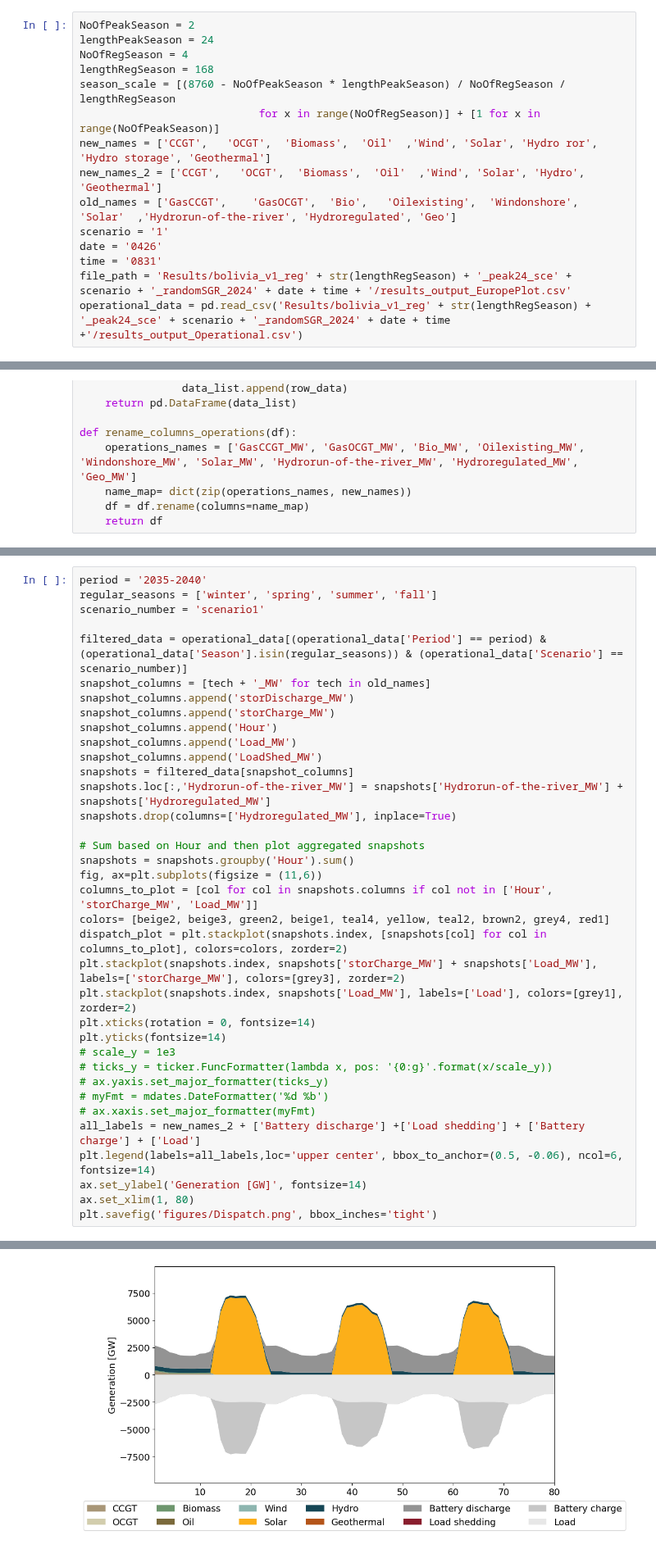
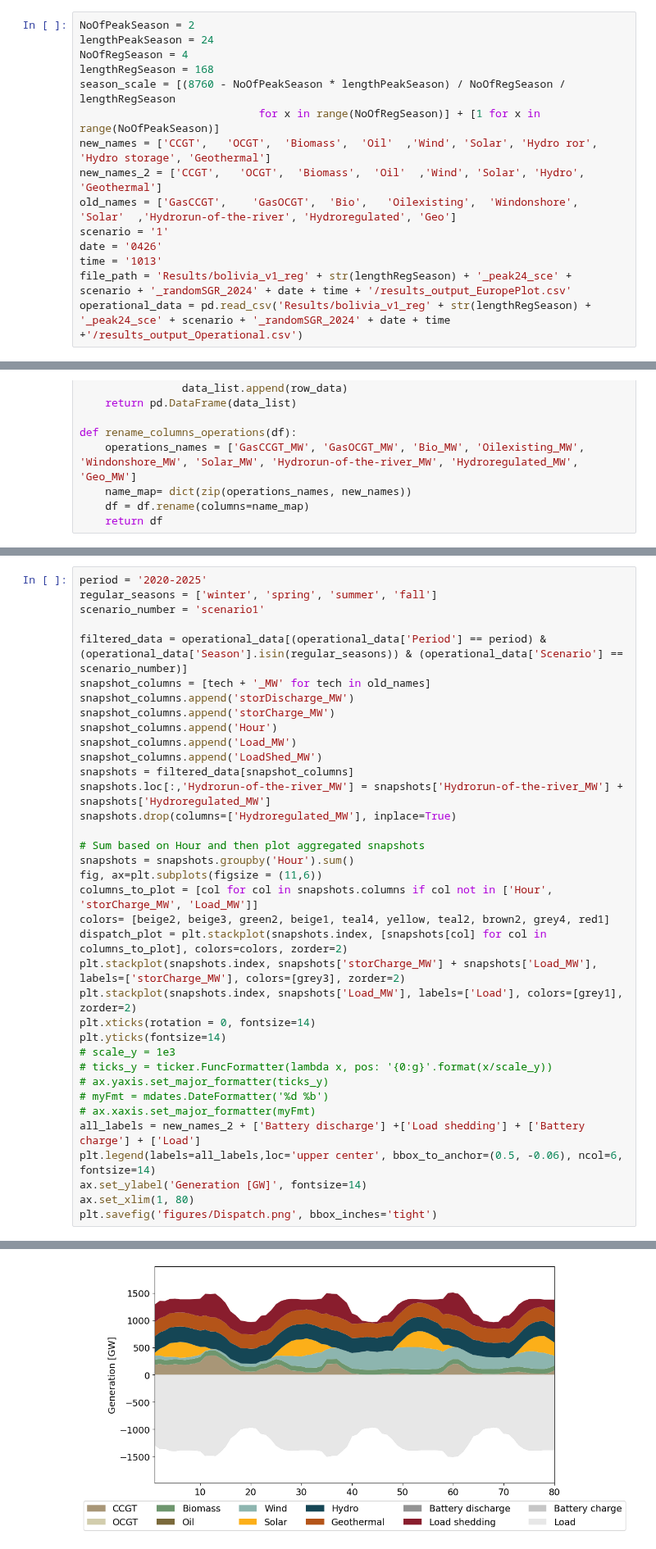
Before and after one commit to maribjorn/EMPIRE-BO, a Jupyter notebook: plot.ipynb, the cells around one changed output, grey strips where cells are left out. Shown at 82% size. Drawn from its saved outputs; the diff is of its cells as text.

```diff
--- a/plot.ipynb
+++ b/plot.ipynb
@@ -43,7 +43,7 @@ new_names_2 = ['CCGT',   'OCGT',  'Biomass',  'Oil'  ,'Wind', 'Solar', 'Hydro',
 old_names = ['GasCCGT',    'GasOCGT',  'Bio',   'Oilexisting',  'Windonshore',  'Solar'  ,'Hydrorun-of-the-river', 'Hydroregulated', 'Geo']
 scenario = '1'
 date = '0426'
-time = '0831'
+time = '1013'
 file_path = 'Results/bolivia_v1_reg' + str(lengthRegSeason) + '_peak24_sce' + scenario + '_randomSGR_2024' + date + time + '/results_output_EuropePlot.csv'
 operational_data = pd.read_csv('Results/bolivia_v1_reg' + str(lengthRegSeason) + '_peak24_sce' + scenario + '_randomSGR_2024' + date + time +'/results_output_Operational.csv')
 # %%
@@ -165,5 +188,5 @@ plt.savefig('figures/Production.png', bbox_inches='tight')
 # %%
-period = '2035-2040'
+period = '2020-2025'
 regular_seasons = ['winter', 'spring', 'summer', 'fall']
 scenario_number = 'scenario1'
 
@@ -176,31 +199,31 @@ snapshot_columns.append('Load_MW')
 snapshot_columns.append('LoadShed_MW')
 snapshots = filtered_data[snapshot_columns]
 snapshots.loc[:,'Hydrorun-of-the-river_MW'] = snapshots['Hydrorun-of-the-river_MW'] + snapshots['Hydroregulated_MW']
 snapshots.drop(columns=['Hydroregulated_MW'], inplace=True)
 
 # Sum based on Hour and then plot aggregated snapshots
 snapshots = snapshots.groupby('Hour').sum()
 fig, ax=plt.subplots(figsize = (11,6))
 columns_to_plot = [col for col in snapshots.columns if col not in ['Hour', 'storCharge_MW', 'Load_MW']]
 colors= [beige2, beige3, green2, beige1, teal4, yellow, teal2, brown2, grey4, red1]
 dispatch_plot = plt.stackplot(snapshots.index, [snapshots[col] for col in columns_to_plot], colors=colors, zorder=2)
 plt.stackplot(snapshots.index, snapshots['storCharge_MW'] + snapshots['Load_MW'], labels=['storCharge_MW'], colors=[grey3], zorder=2)
 plt.stackplot(snapshots.index, snapshots['Load_MW'], labels=['Load'], colors=[grey1], zorder=2)
 plt.xticks(rotation = 0, fontsize=14)
 plt.yticks(fontsize=14)
 # scale_y = 1e3
 # ticks_y = ticker.FuncFormatter(lambda x, pos: '{0:g}'.format(x/scale_y))
 # ax.yaxis.set_major_formatter(ticks_y)
 # myFmt = mdates.DateFormatter('%d %b')
 # ax.xaxis.set_major_formatter(myFmt)
 all_labels = new_names_2 + ['Battery discharge'] +['Load shedding'] + ['Battery charge'] + ['Load']
 plt.legend(labels=all_labels,loc='upper center', bbox_to_anchor=(0.5, -0.06), ncol=6, fontsize=14)
 ax.set_ylabel('Generation [GW]', fontsize=14)
 ax.set_xlim(1, 80)
 plt.savefig('figures/Dispatch.png', bbox_inches='tight')
 # %% [output]
 A value is trying to be set on a copy of a slice from a DataFrame
 
 See the caveats in the documentation: https://pandas.pydata.org/pandas-docs/stable/user_guide/indexing.html#returning-a-view-versus-a-copy
   snapshots.drop(columns=['Hydroregulated_MW'], inplace=True)
-[figure, old version]
+[figure, new version]
```
Also changed, not shown: parts of 5 cells of this notebook, 5 other files.
